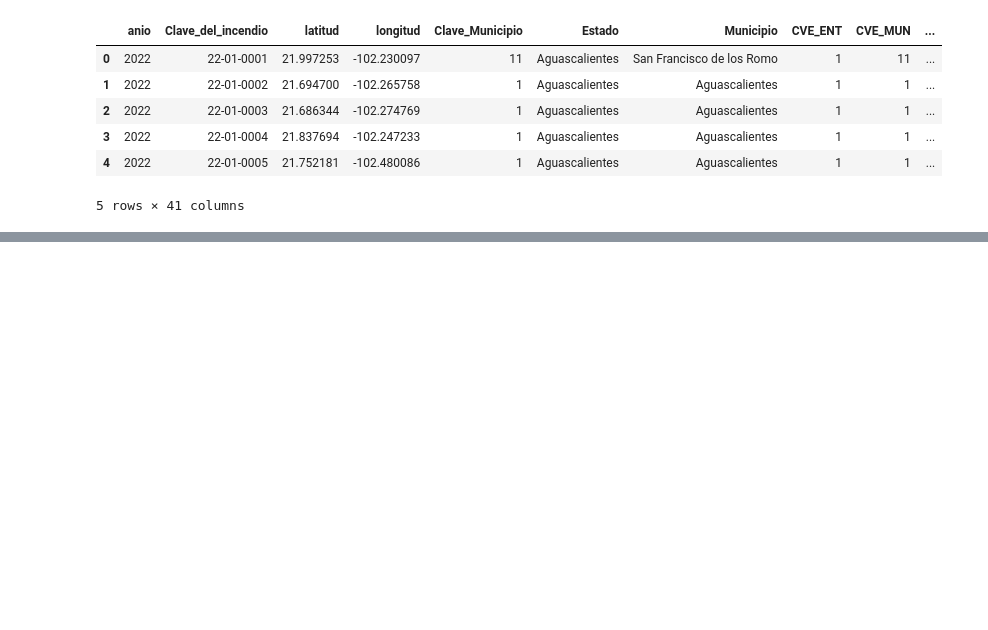
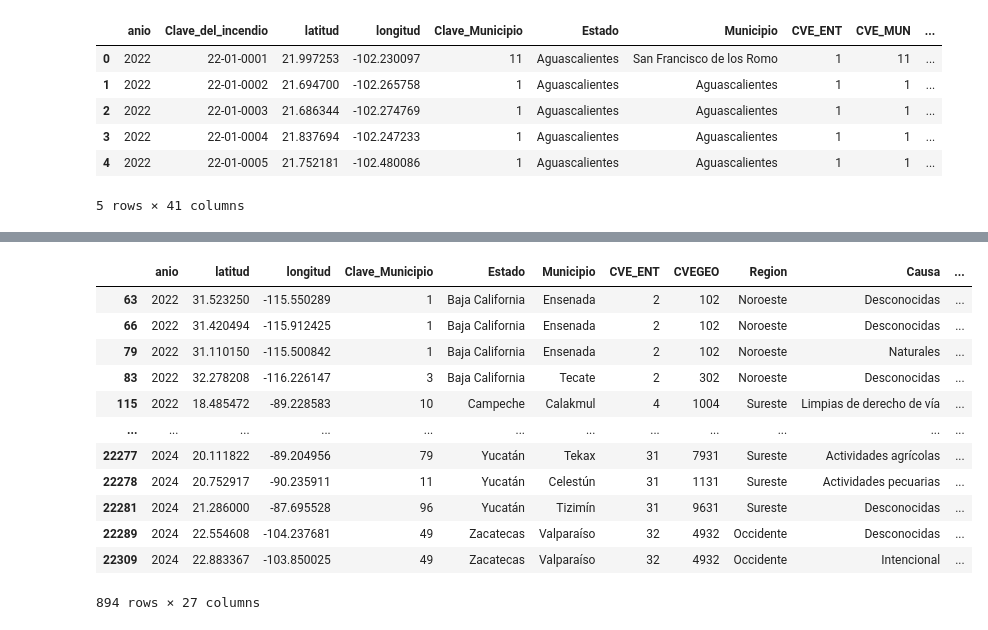
Before and after one commit to ErikaMVM/diplomado_cdd, a Jupyter notebook: moduloII/src/proyecto-incendios_forestales.ipynb, the cells around one changed output, grey strips where cells are left out. Cells and saved outputs as stored; diff of their text form; code cells hidden in the pictures; blank space fills up the shorter version.

```diff
--- a/moduloII/src/proyecto-incendios_forestales.ipynb
+++ b/moduloII/src/proyecto-incendios_forestales.ipynb
@@ -63,0 +303,8 @@ skim(df)
+# %%
+def outliers_iforest(df2, contamination=0.04, random_state=1989):
+    model = IForest(contamination=contamination, random_state=random_state)
+    model.fit(df2.values)
+    preds = model.predict(df2.values)
+    return df2[preds == 1]  # 1 = inliers, -1 = outliers
+# %%
+df_outliers = outliers_iforest(df2[var_num])
@@ -63,0 +327,17 @@ skim(df)
+# %%
+#Visualizamos en el df original
+df2.loc[df_outliers.index]
+# %% [output]
+|  | anio | latitud | longitud | Clave_Municipio | Estado | Municipio | CVE_ENT | CVEGEO | Region | Causa | ... |
+| 63 | 2022 | 31.523250 | -115.550289 | 1 | Baja California | Ensenada | 2 | 102 | Noroeste | Desconocidas | ... |
+| 66 | 2022 | 31.420494 | -115.912425 | 1 | Baja California | Ensenada | 2 | 102 | Noroeste | Desconocidas | ... |
+| 79 | 2022 | 31.110150 | -115.500842 | 1 | Baja California | Ensenada | 2 | 102 | Noroeste | Naturales | ... |
+| 83 | 2022 | 32.278208 | -116.226147 | 3 | Baja California | Tecate | 2 | 302 | Noroeste | Desconocidas | ... |
+| 115 | 2022 | 18.485472 | -89.228583 | 10 | Campeche | Calakmul | 4 | 1004 | Sureste | Limpias de derecho de vía | ... |
+| ... | ... | ... | ... | ... | ... | ... | ... | ... | ... | ... | ... |
+| 22277 | 2024 | 20.111822 | -89.204956 | 79 | Yucatán | Tekax | 31 | 7931 | Sureste | Actividades agrícolas | ... |
+| 22278 | 2024 | 20.752917 | -90.235911 | 11 | Yucatán | Celestún | 31 | 1131 | Sureste | Actividades pecuarias | ... |
+| 22281 | 2024 | 21.286000 | -87.695528 | 96 | Yucatán | Tizimín | 31 | 9631 | Sureste | Desconocidas | ... |
+| 22289 | 2024 | 22.554608 | -104.237681 | 49 | Zacatecas | Valparaíso | 32 | 4932 | Occidente | Desconocidas | ... |
+| 22309 | 2024 | 22.883367 | -103.850025 | 49 | Zacatecas | Valparaíso | 32 | 4932 | Occidente | Intencional | ... |
+894 rows × 27 columns
```
Also changed, not shown: parts of 86 cells of this notebook, 5 other files.
